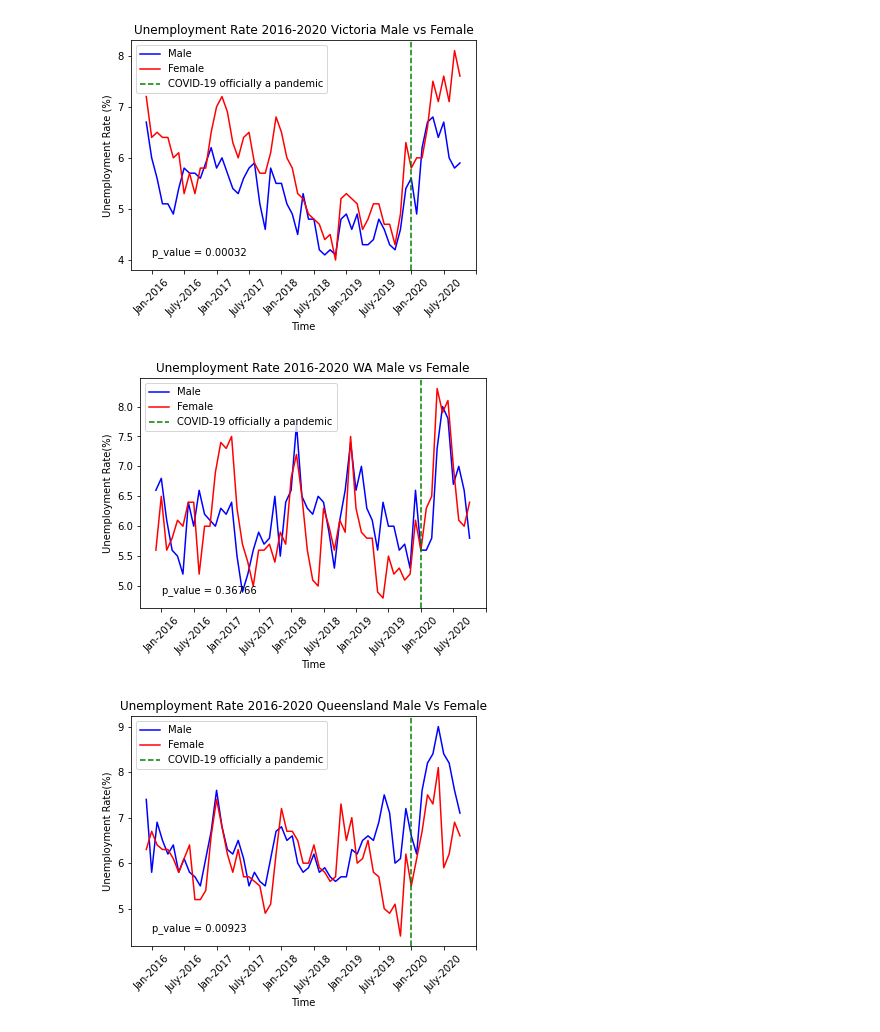
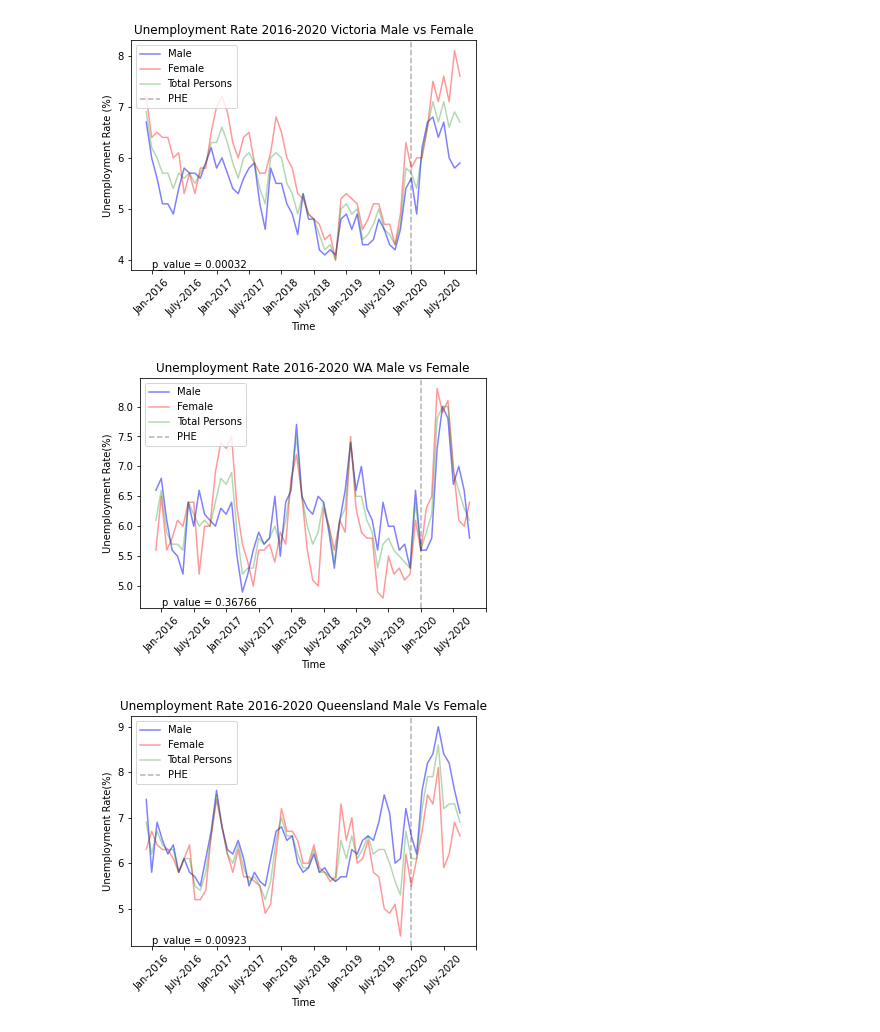
Before and after one commit to tomjp90/Project-1, a Jupyter notebook: Graph_Code/Gender Graphs Project 1.ipynb, the cells around one changed output. Cells and saved outputs as stored; diff of their text form; code cells hidden in the pictures.

Commit message:
Changed CSV source and added total line to graphs

```diff
--- a/Graph_Code/Gender Graphs Project 1.ipynb
+++ b/Graph_Code/Gender Graphs Project 1.ipynb
@@ -8,8 +6,13 @@ Unemployment_data = pd.read_csv("../output_data/clean_data/unemployment_clean.cs
+# %%
+#Pull in CSV
+Vic_Employment_data = pd.read_csv("../output_data/clean_filter/vic_emp.csv")
+QLD_Employment_data = pd.read_csv("../output_data/clean_filter/qld_emp.csv")
+WA_Employment_data = pd.read_csv("../output_data/clean_filter/WA_emp.csv")
 # %%
 #Cut Index to 2016-2020
-#Unemployment_data_cut
-#Index 296-354
 
-Unemployment_data_cut = Unemployment_data.iloc[294:353]
-Unemployment_data_cut.head()
+Vic_data_cut = Vic_Employment_data.iloc[294:353]
+QLD_data_cut = QLD_Employment_data.iloc[294:353]
+WA_data_cut = WA_Employment_data.iloc[294:353]
+Vic_data_cut.head()
 # %% [output]
@@ -37,51 +45,47 @@ QLD_F = Unemployment_data_cut["> Queensland ;  Unemployment rate ;  > Females ;"
 #Create Function for setting x and plotting
 #x = length of date column
 #3 Graphs for each state comparing unemployment over time for male and female line.
-Time = Unemployment_data_cut["Date"]
-def make_line(m,f,ylab,title):
+Time = Vic_data_cut["Date"]
+def make_line(t,m,f,ylab,title):
     fig = plt.figure()
     ax = fig.add_axes([0.1, 0.1, 0.8, 0.8])
 
-    plt.plot(Time,m, '-b',label = 'Male')
-    plt.plot(Time,f,'-r',label='Female')
+    plt.plot(Time,m, '-b',label = 'Male',alpha = 0.5)
+    plt.plot(Time,f,'-r',label='Female',alpha = 0.4)
+    plt.plot(Time,t,'-g',label='Total Persons',alpha = 0.3)
 
     plt.title(title)
     plt.xlabel("Time")
     plt.ylabel(ylab)
-    plt.legend(loc= 'upper left')
+
     s,p = stats.ttest_ind(m,f)
-    covid_line = plt.axvline(x=49,color = 'g',linestyle='--')
-    covid_line.set_label('COVID-19 officially a pandemic')
-    ax.legend()
-    plt.text(0.2, 0.1, f"p_value = {round(p,5)}", horizontalalignment='center',verticalalignment='top', transform=ax.transAxes)
+    covid_line = plt.axvline(x=49,color = 'k',linestyle='--',alpha = 0.3)
+    covid_line.set_label('PHE')
+    ax.legend(loc='upper left')
+
+    plt.text(0.2, 0.05, f"p_value = {round(p,5)}", horizontalalignment='center',verticalalignment='top', transform=ax.transAxes)
 
     ax.set_xticks([1,7,13,19,25,31,37,43,49,55,61])
     ax.set_xticklabels(['Jan-2016','July-2016','Jan-2017','July-2017','Jan-2018','July-2018','Jan-2019','July-2019','Jan-2020','July-2020'])
     plt.xticks(rotation=45)
-
-
-
-
-    #Independant sample t-test (is the difference between males/females significant)
 # %%
-make_line(Vic_M,Vic_F,"Unemployment Rate (%)","Unemployment Rate 2016-2020 Victoria Male vs Female")
+make_line(Vic_T,Vic_M,Vic_F,"Unemployment Rate (%)","Unemployment Rate 2016-2020 Victoria Male vs Female")
 
 plt.savefig('../Graph_Outputs/Vic_Gender.png')
 plt.show()
 # %% [output]
-[figure, old version]
+[figure, new version]
 # %%
-make_line(WA_M,WA_F,"Unemployment Rate(%)","Unemployment Rate 2016-2020 WA Male vs Female")
-
+make_line(WA_T,WA_M,WA_F,"Unemployment Rate(%)","Unemployment Rate 2016-2020 WA Male vs Female")
 
 plt.savefig('../Graph_Outputs/NSW_Gender.png')
 plt.show()
 # %% [output]
-[figure, old version]
+[figure, new version]
 # %%
-make_line(QLD_M,QLD_F,"Unemployment Rate(%)","Unemployment Rate 2016-2020 Queensland Male Vs Female")
+make_line(QLD_T,QLD_M,QLD_F,"Unemployment Rate(%)","Unemployment Rate 2016-2020 Queensland Male Vs Female")
 
 plt.savefig("../Graph_Outputs/QLD_Gender.png")
 plt.show()
 # %% [output]
-[figure, old version]
+[figure, new version]
```
Also changed, not shown: parts of 3 cells of this notebook.
